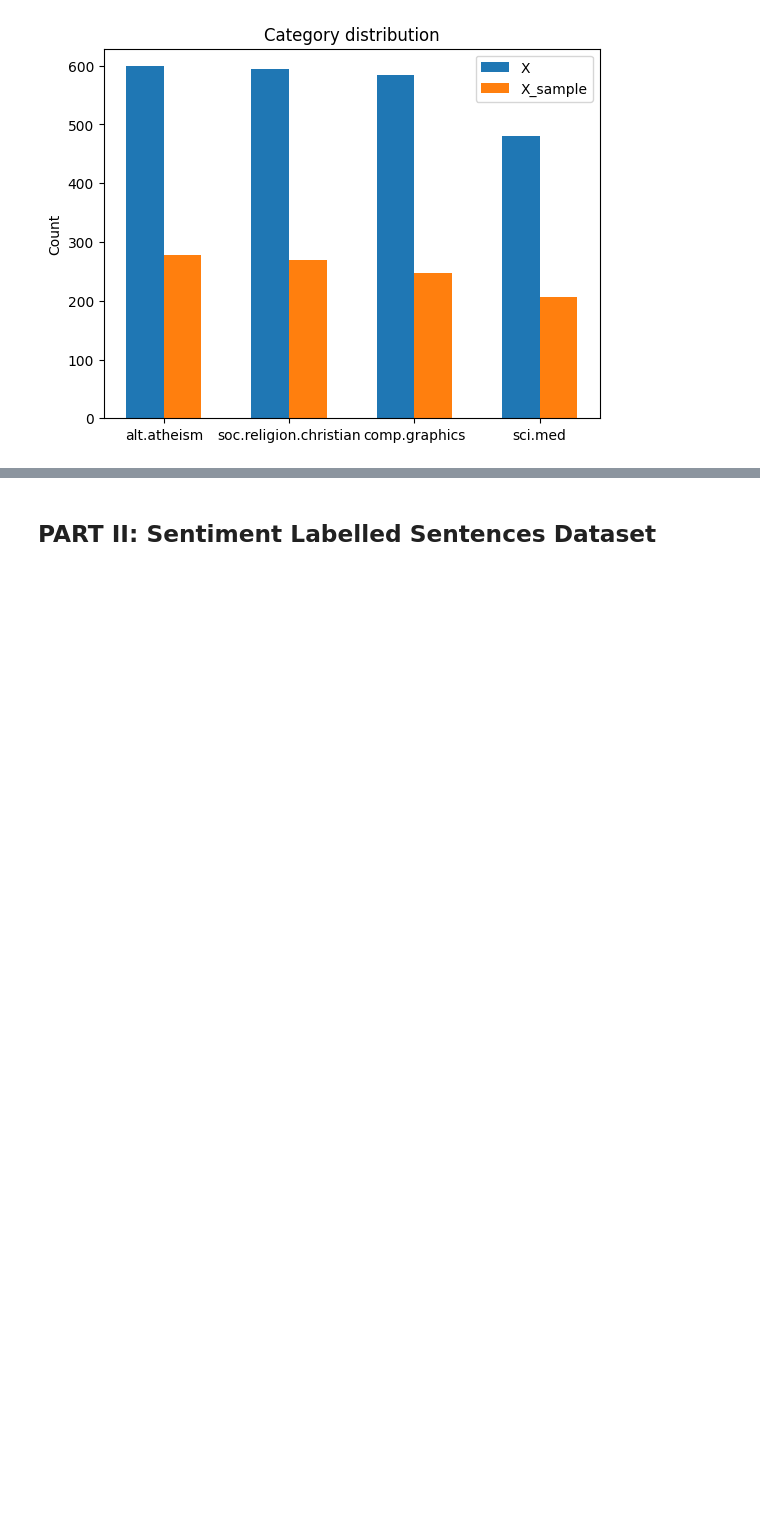
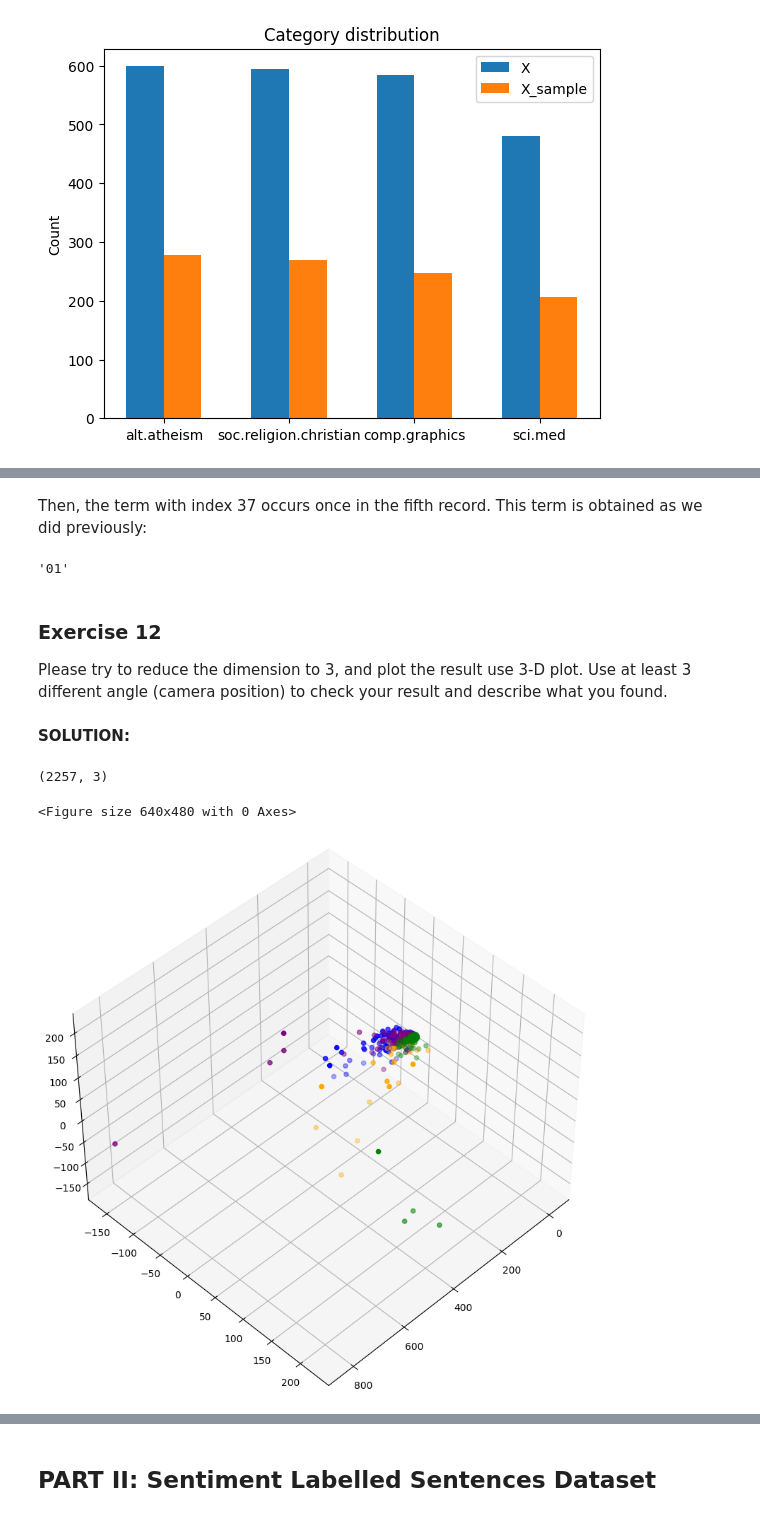
Before and after one commit to vlopez0392/DM2023-Lab1-Fork, a Jupyter notebook: Homework/DM2023_Lab1_Homework.ipynb, the cells around one changed output, grey strips where cells are left out. Cells and saved outputs as stored; diff of their text form; code cells hidden in the pictures; blank space fills up the shorter version.

Commit message:
Solved Exercises 10,12,15

```diff
--- a/Homework/DM2023_Lab1_Homework.ipynb
+++ b/Homework/DM2023_Lab1_Homework.ipynb
@@ -191,0 +208,11 @@ plt.show()
+# %%
+### Create the unigrams column
+X['unigrams'] = X['text'].apply(lambda x: dmh.tokenize_text(x))
+# %%
+### Document-term matrix
+from sklearn.feature_extraction.text import CountVectorizer
+
+count_vect = CountVectorizer()
+X_counts = count_vect.fit_transform(X.text) #learn the vocabulary and return document-term matrix
+analyze = count_vect.build_analyzer()
+X_counts.shape
@@ -191,0 +232,40 @@ plt.show()
+# %% [markdown]
+Then, the term with index 37 occurs once in the fifth record. This term is obtained as we did previously:
+# %%
+count_vect.get_feature_names_out()[37]
+# %% [output]
+'01'
+# %% [markdown]
+### **Exercise 12**
+
+Please try to reduce the dimension to 3, and plot the result use 3-D plot. Use at least 3 different angle (camera position) to check your result and describe what you found.
+# %% [markdown]
+**SOLUTION:**
+# %%
+from sklearn.decomposition import PCA
+X_reduced = PCA(n_components = 3).fit_transform(X_counts.toarray())
+print(X_reduced.shape)
+# %% [output]
+(2257, 3)
+# %%
+##A helper function to plot 3D scatterplots
+def plot3D(X,X_reduced, elev, azimuth):
+    fig = plt.figure()
+    fig = plt.figure(figsize = (20,10))
+
+    col = ['purple', 'blue', 'green', 'orange'];
+    ax = plt.axes(projection='3d')
+
+    ##Add the data
+    for c, category in zip(col, categories):
+        xs = X_reduced[X['category_name'] == category].T[0]
+        ys = X_reduced[X['category_name'] == category].T[1]
+        zs = X_reduced[X['category_name'] == category].T[2]
+
+        ax.view_init(elev, azimuth);
+        ax.scatter3D(xs, ys, zs, c = c, marker='o');
+
+plot3D(X,X_reduced, 45,45);
+# %% [output]
+<Figure size 640x480 with 0 Axes>
+[figure, added]
```
Also changed, not shown: parts of 16 cells of this notebook.
